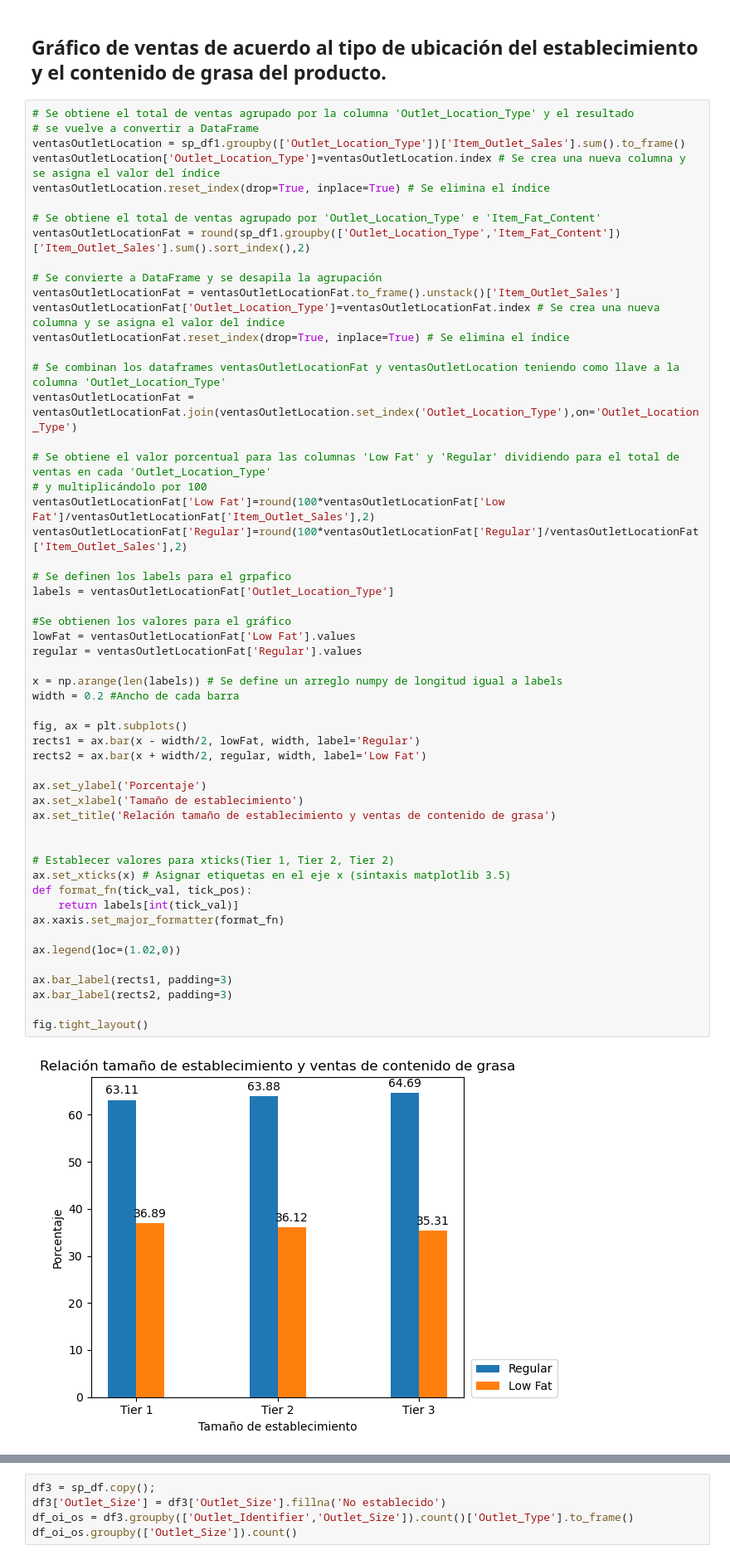
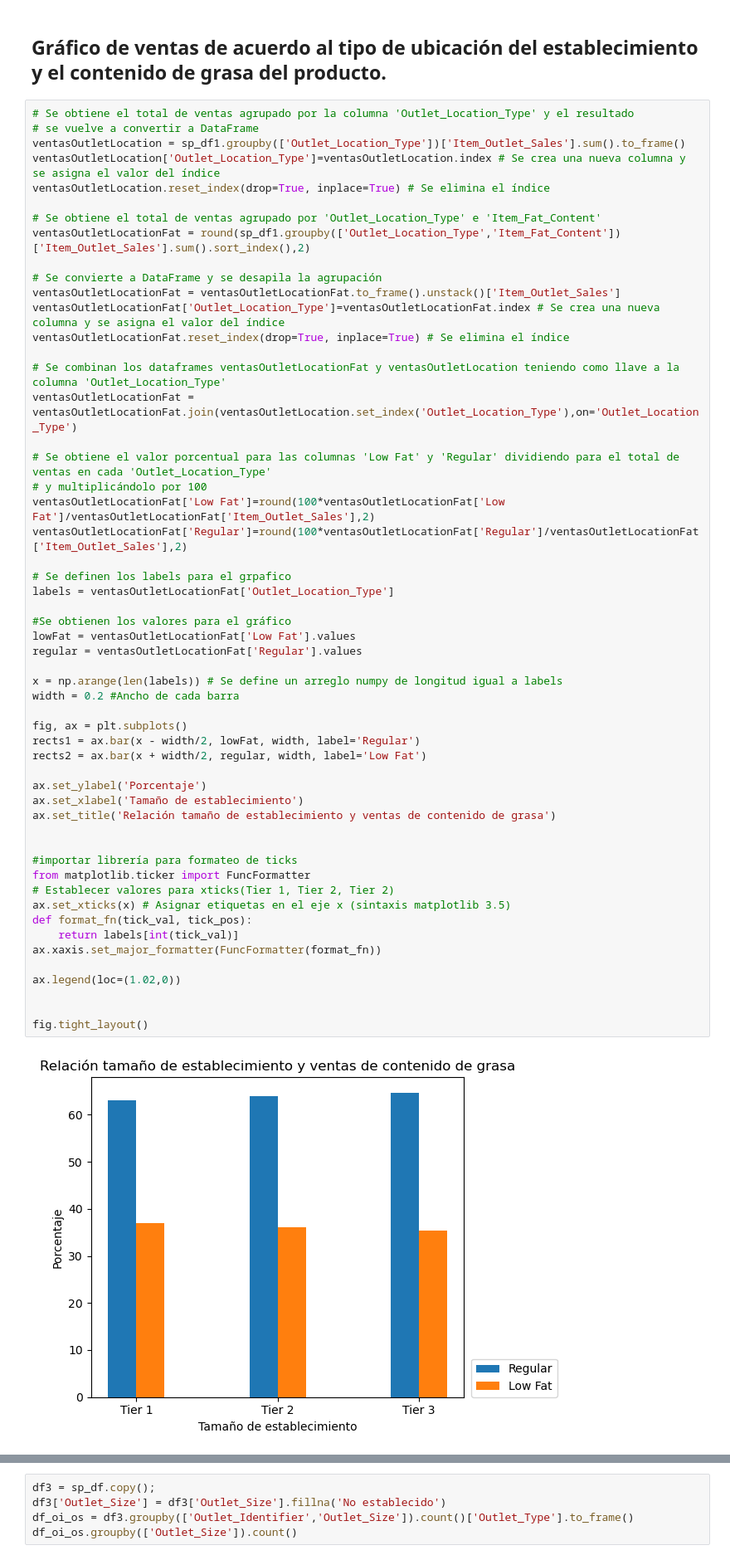
Before and after one commit to orlandoch/predicciones-ventas, a Jupyter notebook: main.ipynb, the cells around one changed output, grey strips where cells are left out. Shown: that part at 83% size. Cells and saved outputs as stored; diff of their text form.

```diff
--- a/main.ipynb
+++ b/main.ipynb
@@ -399,37 +437,37 @@ ventasOutletLocationFat['Regular']=round(100*ventasOutletLocationFat['Regular']/
 
 # Se definen los labels para el grpafico
 labels = ventasOutletLocationFat['Outlet_Location_Type']
 
 #Se obtienen los valores para el gráfico
 lowFat = ventasOutletLocationFat['Low Fat'].values
 regular = ventasOutletLocationFat['Regular'].values
 
 x = np.arange(len(labels)) # Se define un arreglo numpy de longitud igual a labels
 width = 0.2 #Ancho de cada barra
 
 fig, ax = plt.subplots()
 rects1 = ax.bar(x - width/2, lowFat, width, label='Regular')
 rects2 = ax.bar(x + width/2, regular, width, label='Low Fat')
 
 ax.set_ylabel('Porcentaje')
 ax.set_xlabel('Tamaño de establecimiento')
 ax.set_title('Relación tamaño de establecimiento y ventas de contenido de grasa')
 
 
+#importar librería para formateo de ticks
+from matplotlib.ticker import FuncFormatter
 # Establecer valores para xticks(Tier 1, Tier 2, Tier 2)
 ax.set_xticks(x) # Asignar etiquetas en el eje x (sintaxis matplotlib 3.5)
 def format_fn(tick_val, tick_pos):
     return labels[int(tick_val)]
-ax.xaxis.set_major_formatter(format_fn)
+ax.xaxis.set_major_formatter(FuncFormatter(format_fn))
 
 ax.legend(loc=(1.02,0))
 
-ax.bar_label(rects1, padding=3)
-ax.bar_label(rects2, padding=3)
 
 fig.tight_layout()
 # %% [output]
-[figure, old version]
+[figure, new version]
 # %%
 sp_df1.info()
 # %% [output]
```
Also changed, not shown: parts of 29 cells of this notebook.
